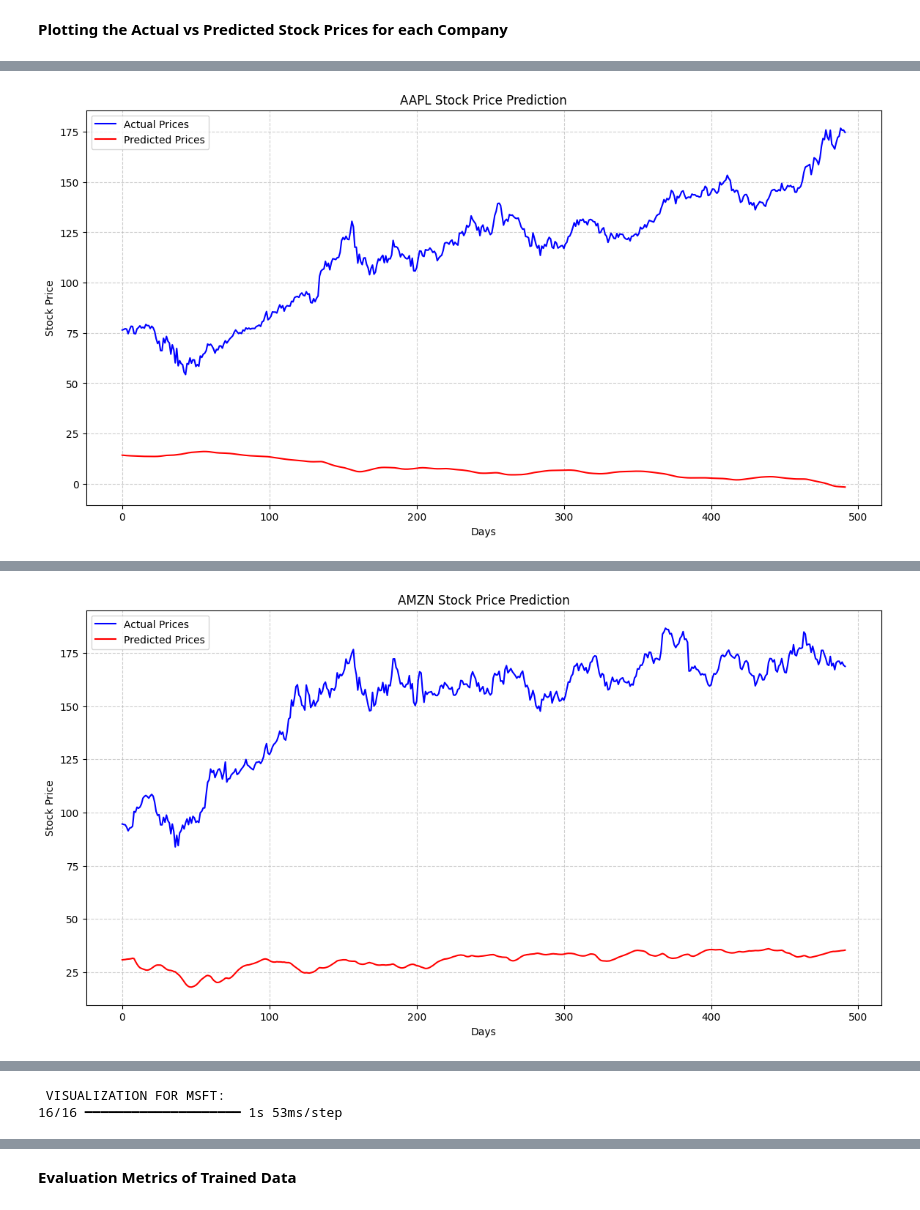
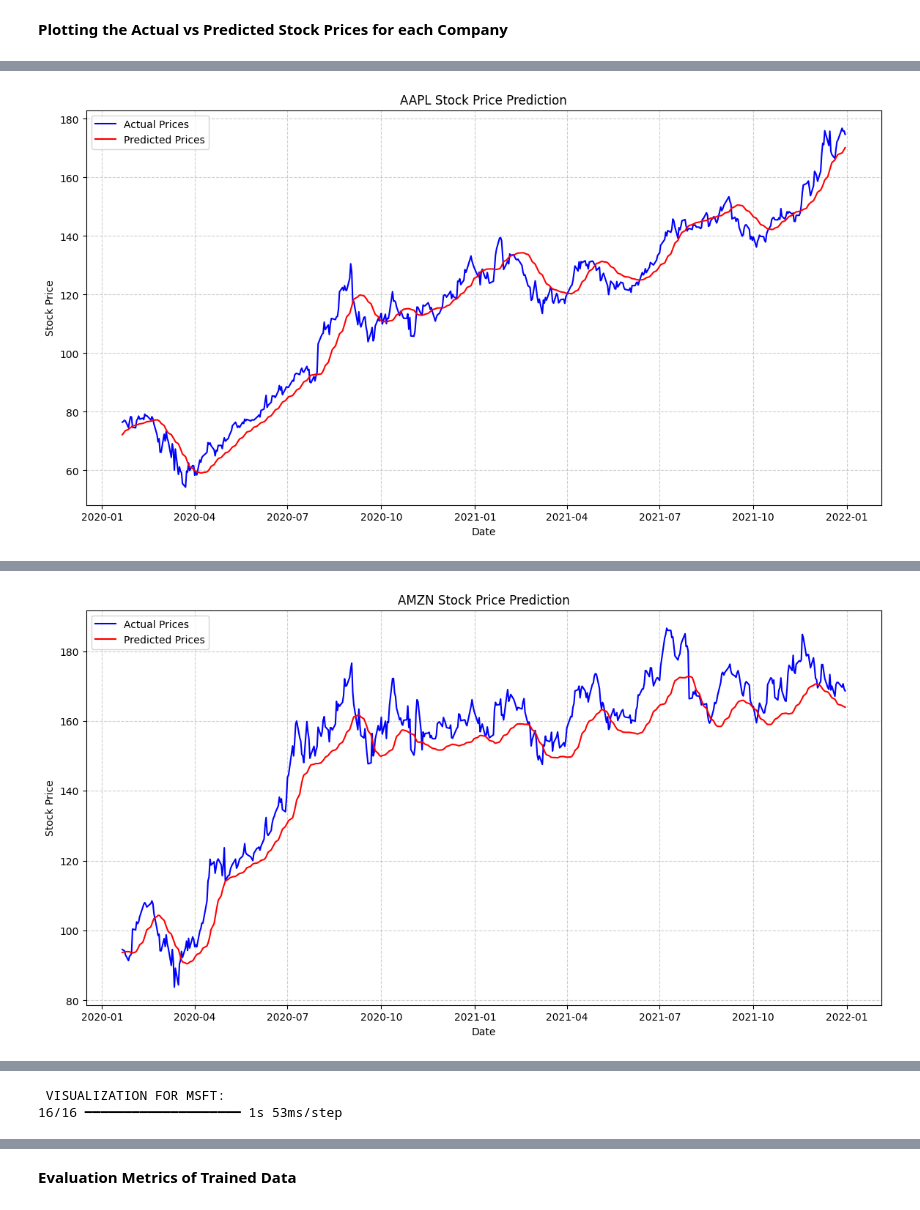
Before and after one commit to Saisha0512/Portfolio_Optimization_ML_DL, a Jupyter notebook: Portfolio_Optimization_using_ML_DL.ipynb, the cells around one changed output, grey strips where cells are left out. Drawn from its saved outputs; the diff is of its cells as text; code cells hidden in the pictures.

```diff
--- a/Portfolio_Optimization_using_ML_DL.ipynb
+++ b/Portfolio_Optimization_using_ML_DL.ipynb
@@ -352,8 +352,7 @@ for company in companies:
     joblib.dump(target_scaler, f"scalers/{company}_target_scaler.pkl")
 
     # Data Augmentation using jitter :
-    X_scaled = jitter(X_scaled, noise_factor=0.01)
-    X_scaled = feature_scaler.transform(X_scaled)
+    X_scaled = np.clip(jitter(X_scaled, noise_factor=0.01), 0.0, 1.0)
 
     # Creating Sequences :
     X_seq, y_seq = create_sequences(X_scaled, y_scaled)
@@ -586,15 +585,23 @@ for company in companies:
 
     # Making predictions :
     predictions = model.predict(X_test)
-    predictions_inverse = target_scaler.inverse_transform(predictions)
-    y_test_inverse = target_scaler.inverse_transform(y_test)
 
-    # Plotting Actual vs Predicted Stock Prices Graph :
+    # Plotting Actual vs Predicted Stock Prices Graph with Dates :
     plt.figure(figsize=(14, 7))
-    plt.plot(y_test_inverse, label='Actual Prices', color='blue')
-    plt.plot(predictions_inverse, label='Predicted Prices', color='red')
+
+    # Get corresponding dates for the test set
+    test_dates = company_df['Date'].iloc[split_idx + TIME_STEPS:]  # align with sequences
+
+    # Ensure shapes are correct
+    y_test_inverse = target_scaler.inverse_transform(y_test.reshape(-1, 1))
+    predictions_inverse = target_scaler.inverse_transform(predictions.reshape(-1, 1))
+
+    # Plot with dates
+    plt.plot(test_dates, y_test_inverse, label='Actual Prices', color='blue')
+    plt.plot(test_dates, predictions_inverse, label='Predicted Prices', color='red')
+
     plt.title(f"{company} Stock Price Prediction")
-    plt.xlabel("Days")
+    plt.xlabel("Date")
     plt.ylabel("Stock Price")
     plt.legend()
     plt.grid(True, linestyle='--', alpha=0.6)
@@ -605,2 +612,2 @@ for company in companies:
-[figure, old version]
+[figure, new version]
  VISUALIZATION FOR AMZN:
@@ -608,2 +615,2 @@ for company in companies:
-[figure, old version]
+[figure, new version]
  VISUALIZATION FOR GOOGL:
```
Also changed, not shown: parts of 13 cells of this notebook.
